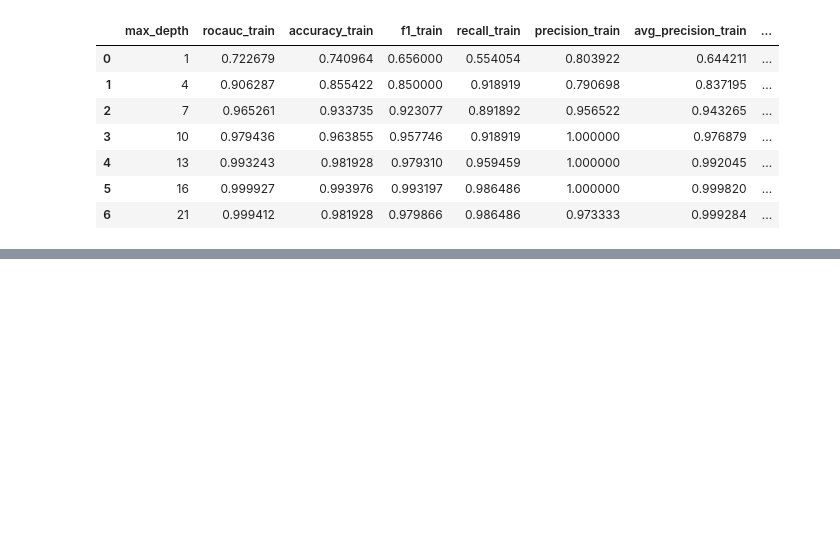
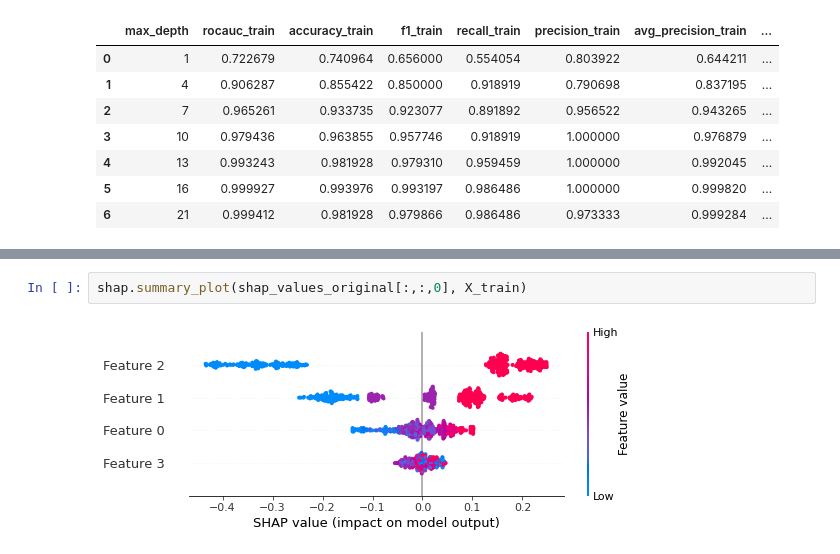
Before and after one commit to Dingyi-Lai/ExplainableAI, a Jupyter notebook: Basic_Tasks/HS_titanic.ipynb, the cells around one changed output, grey strips where cells are left out. Cells and saved outputs as stored; diff of their text form; blank space fills up the shorter version.

```diff
--- a/Basic_Tasks/HS_titanic.ipynb
+++ b/Basic_Tasks/HS_titanic.ipynb
@@ -91,0 +216,4 @@ AttributeError: 'RandomForestClassifier' object has no attribute 'tree_'
+# %%
+shap.summary_plot(shap_values_original[:,:,0], X_train)
+# %% [output]
+[figure, added]
```
Also changed, not shown: parts of 16 cells of this notebook, 5 other files.
